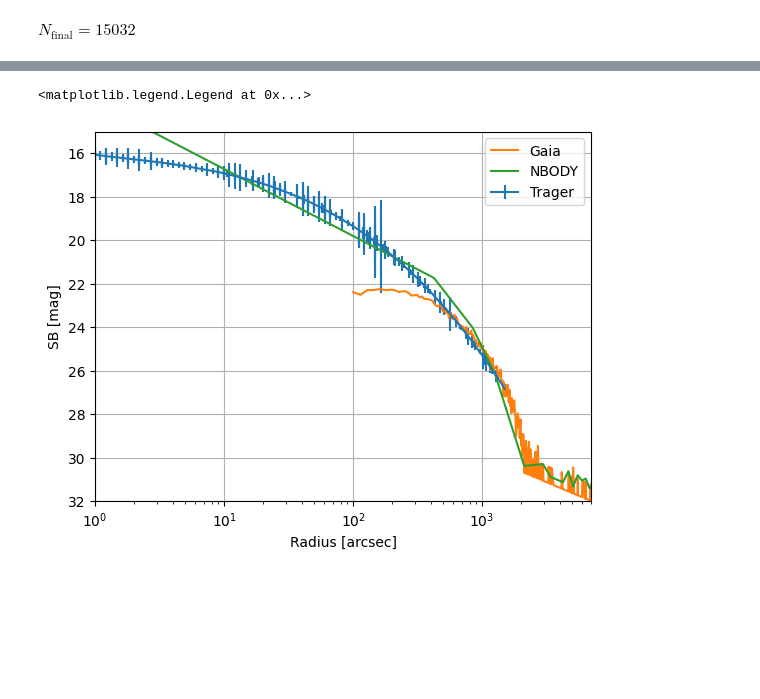
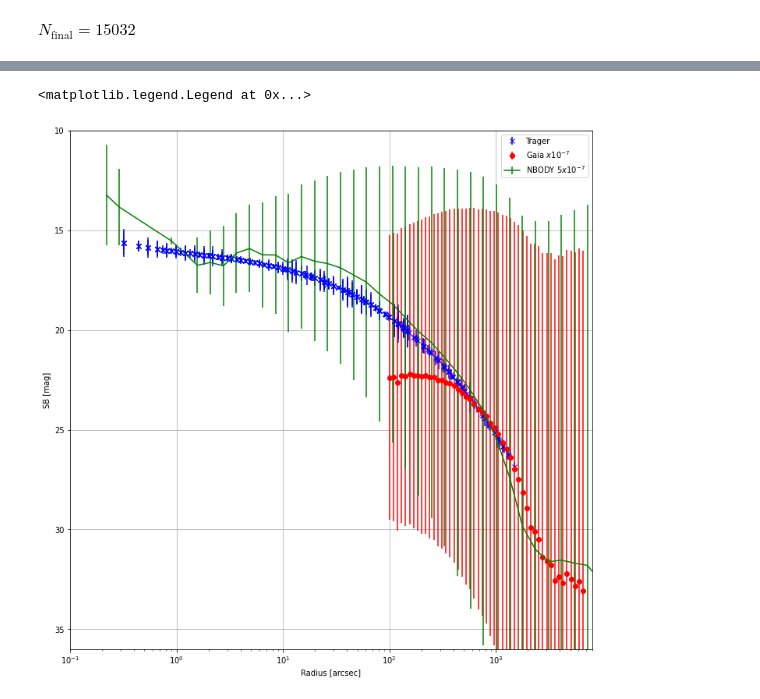
Before and after one commit to anthony-arnold/ngc6397, a Jupyter notebook: ngc6397.ipynb, the cells around one changed output, grey strips where cells are left out. Cells and saved outputs as stored; diff of their text form; code cells hidden in the pictures; blank space fills up the shorter version.

```diff
--- a/ngc6397.ipynb
+++ b/ngc6397.ipynb
@@ -102,6 +102,9 @@ $\displaystyle N_\text{final} = 15032$
 # %%
 import matplotlib.pyplot as plt
 %matplotlib inline
+import matplotlib as mpl
+mpl.rcParams['figure.figsize'] = [12, 12]
+mpl.rcParams['figure.dpi'] = 72
 
 # Draw a proper motion diagram.
 fig, ax = plt.subplots(ncols=1)
@@ -179,49 +186,64 @@ ax.scatter(nbody[:,1], nbody[:,2], color='g', marker='.', s=0.1)
 # %%
+def sdens_to_sb(n):
+    return (-2.5) * np.log10(n)
 
-
-def surface_density(d, ax, label, scale=1e-7, weights=None):
-    counts, bins = np.histogram(d, weights=weights, bins=500)
+def surface_density(d, ax, label, scale=1e-7, fmt='none'):
+    logmin = np.amin(d)
+    logmax = np.amax(d)
+    logbins = np.logspace(np.log10(logmin), np.log10(logmax), 50)
+    counts, bins = np.histogram(d, bins=logbins)
+    cut = counts > 0
 
     # Divide the sum in each bin by the area of the annulus
     r_b = bins[:-1]
-    dr_b = bins[1] - bins[0]
-    area = 2 * np.pi * r_b * dr_b
-    ax.plot(r_b[counts > 0], (-2.5) * np.log10((scale * counts / area)[counts > 0]), label=label)
+    area = np.array([
+      2 * np.pi * r * (bins[i+1] - r)
+      for i,r in enumerate(r_b)
+    ])[cut]
+
+    n_area = counts[cut] / area * scale
+    nsq_area = np.sqrt(counts[cut]) / area
+
+    ax.errorbar(r_b[cut], sdens_to_sb(n_area), fmt=fmt,
+                yerr=np.abs(sdens_to_sb(nsq_area)), label=label)
 # %%
 # Stitch with Trager et al.
 from geom import rad2arcsec
 trager = np.loadtxt('ngc6397_trager.dat')
 
 fig, ax = plt.subplots(ncols=1)
 
 ax.set_xlabel(r'Radius [arcsec]')
 ax.set_ylabel(r'SB [mag]')
 ax.set_xscale("log")
 ax.grid()
 ax.invert_yaxis()
 ax.set(
-    ylim=[32, 15],
-    xlim=[1, 7000]
+    ylim=[36, 10],
+    xlim=[0.1, 8000]
 )
 # ax.set(title="Surface Density")
 
 # Plot tager
 # ax.plot(10**trager[:,0], trager[:,2], label='Trager')
-ax.errorbar(10**trager[:,0], trager[:,2], yerr=np.abs(trager[:,3]), label='Trager')
+trager_err = np.abs(trager[:,3])
+cut_trager = trager_err < 1
+ax.errorbar(10**trager[:,0][cut_trager], trager[:,2][cut_trager], yerr=trager_err[cut_trager], label='Trager', fmt='bx')
+
 
 # Stitch Gaia
 gaia_cut = gaia.data[cut]
 arcsec_distance = rad2arcsec(angular_dist(gaia_cut['ra'], gaia_cut['dec'], orbits.RA, orbits.DEC))
-surface_density(arcsec_distance[arcsec_distance > 100], ax, 'Gaia')
+surface_density(arcsec_distance[arcsec_distance > 100], ax, 'Gaia $x 10^{-7}$', fmt='ro')
 
 # Get nbody form
 m80 = (nbody[:,7] > 0.8) & (nbody[:,8] < 10)
 
 nbdis = rad2arcsec(angular_dist(nbody[:,1][m80], nbody[:,2][m80], orbits.RA, orbits.DEC))
-surface_density(nbdis, ax, 'NBODY', 1e-6)
+surface_density(nbdis, ax, 'NBODY $5 x 10^{-7}$', fmt='g-', scale=5e-7)
 
 
 ax.legend()
 # %% [output]
 <matplotlib.legend.Legend at 0x...>
-[figure, old version]
+[figure, new version]
```
Also changed, not shown: parts of 3 cells of this notebook.
